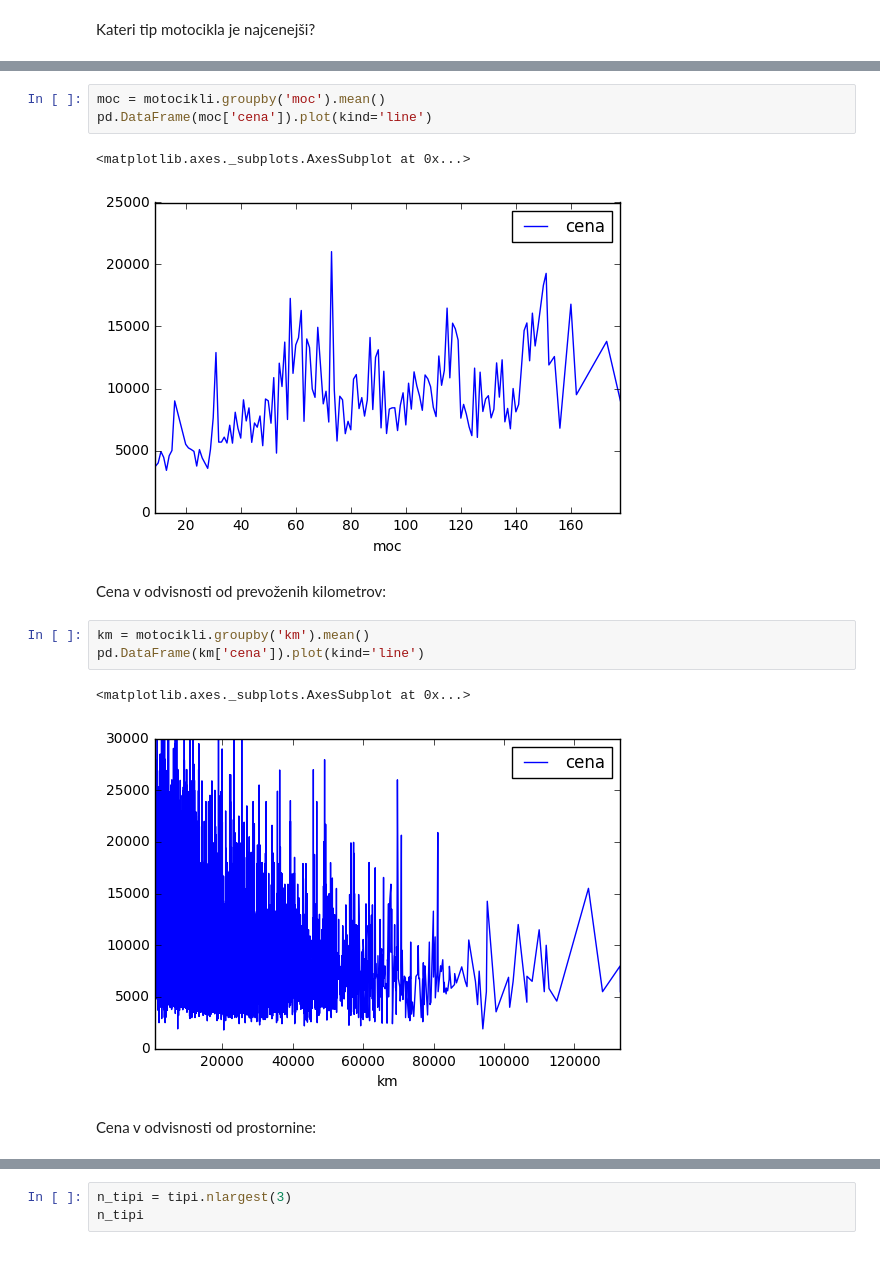
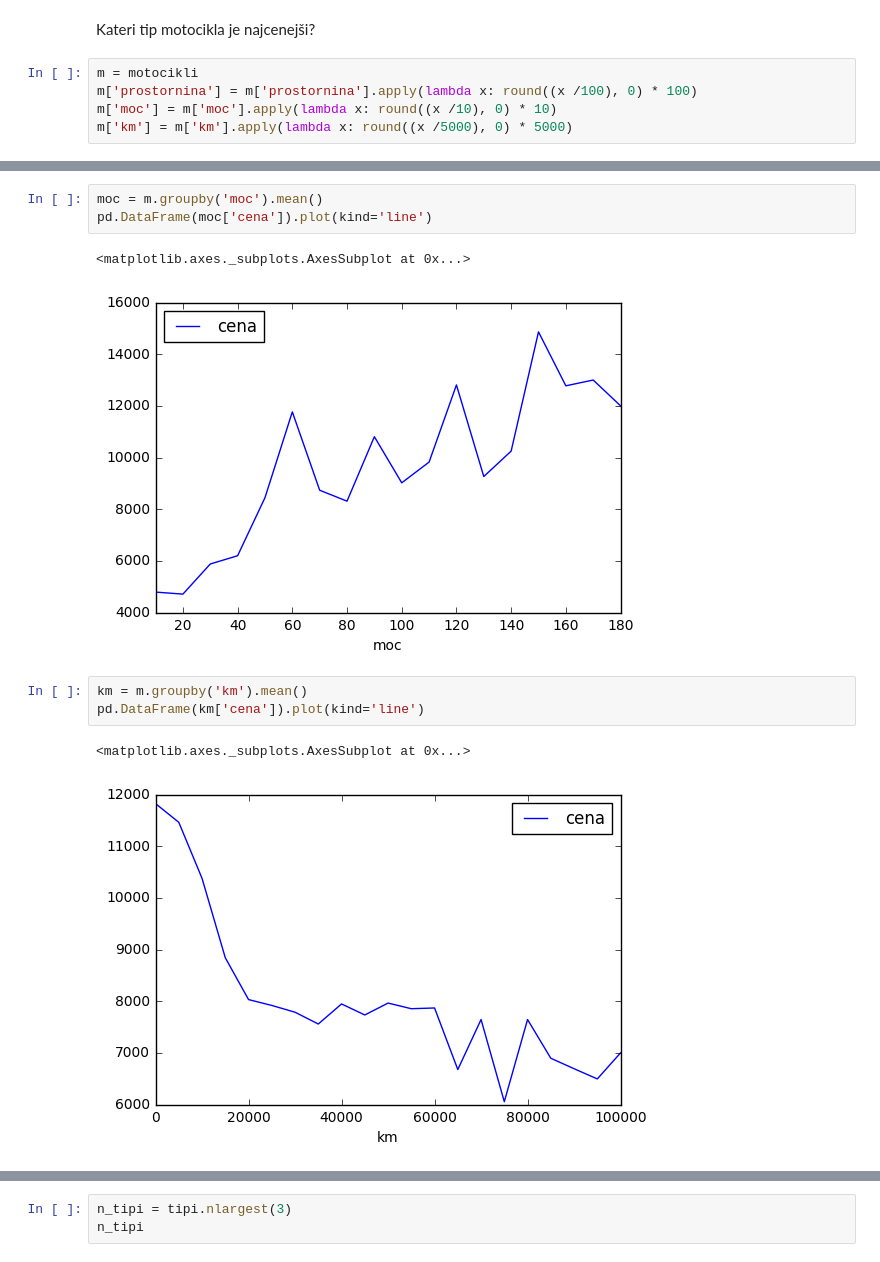
Before and after one commit to FMF-projects/rabljeni-motocikli, a Jupyter notebook: rabljeni_motocikli.ipynb, the cells around one changed output, grey strips where cells are left out. Drawn from its saved outputs; the diff is of its cells as text.

```diff
--- a/rabljeni_motocikli.ipynb
+++ b/rabljeni_motocikli.ipynb
@@ -88,3 +86,8 @@ Ker nam povprečne vrednosti povedo le zanimive in ne koristnih podatkov, si pod
 Recimo, da kupujemo motocikel in bi radi svoj denar čim bolje izkoristili. Poglejmo si kako cena narašča oziroma pada glede na izbrane parametre.
 # %% [markdown]
 Kateri tip motocikla je najcenejši?
+# %%
+m = motocikli
+m['prostornina'] = m['prostornina'].apply(lambda x: round((x /100), 0) * 100)
+m['moc'] = m['moc'].apply(lambda x: round((x /10), 0) * 10)
+m['km'] = m['km'].apply(lambda x: round((x /5000), 0) * 5000)
@@ -99,16 +118,12 @@ Cena v odvisnosti od moči (v kW):
 # %%
-moc = motocikli.groupby('moc').mean()
+moc = m.groupby('moc').mean()
 pd.DataFrame(moc['cena']).plot(kind='line')
 # %% [output]
 <matplotlib.axes._subplots.AxesSubplot at 0x...>
-[figure, old version]
+[figure, new version]
-# %% [markdown]
-Cena v odvisnosti od prevoženih kilometrov:
 # %%
-km = motocikli.groupby('km').mean()
+km = m.groupby('km').mean()
 pd.DataFrame(km['cena']).plot(kind='line')
 # %% [output]
 <matplotlib.axes._subplots.AxesSubplot at 0x...>
-[figure, old version]
+[figure, new version]
-# %% [markdown]
-Cena v odvisnosti od prostornine:
```
Also changed, not shown: parts of 19 cells of this notebook.
